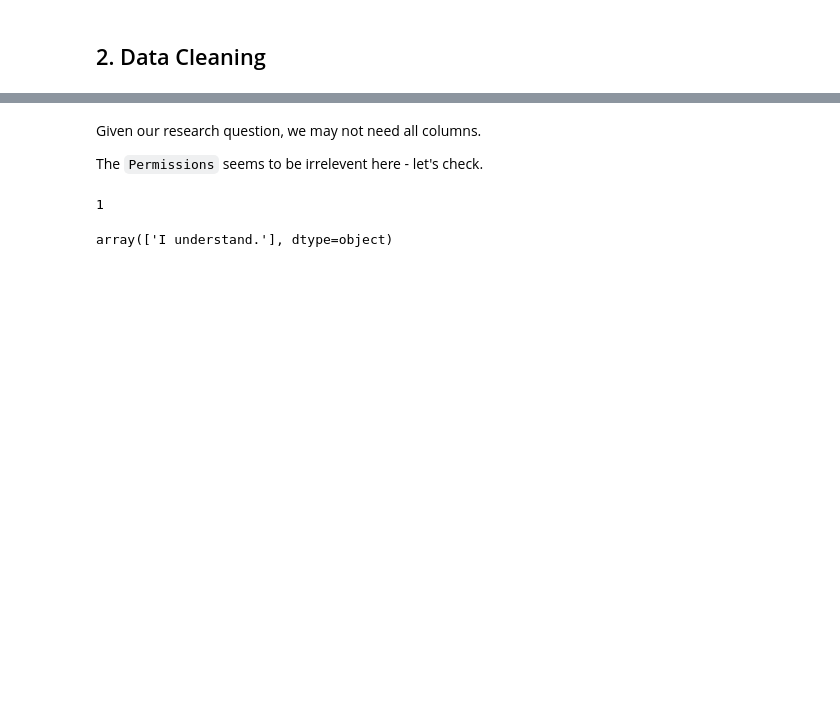
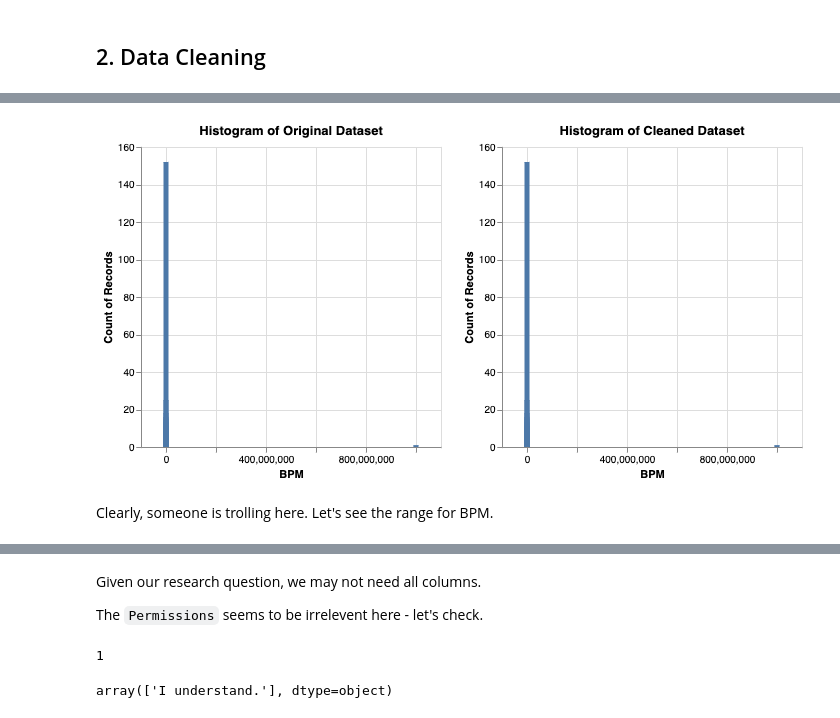
Before and after one commit to ubc-dsci320-2024w2/project-team_fabfour, a Jupyter notebook: analysis/Jessica/analysis4.ipynb, the cells around one changed output, grey strips where cells are left out. Cells and saved outputs as stored; diff of their text form; code cells hidden in the pictures; blank space fills up the shorter version.

```diff
--- a/analysis/Jessica/analysis4.ipynb
+++ b/analysis/Jessica/analysis4.ipynb
@@ -48,0 +93,12 @@ mxmh.head(7)
+# %%
+mxmh_clean = mxmh
+mxmh_clean['Age'] = mxmh['Age'].fillna(mxmh['Age'].median())
+mxmh_clean['Primary streaming service'] = mxmh['Primary streaming service'].fillna("Unknown")
+mxmh_clean['While working'] = mxmh['While working'].fillna("Unknown")
+mxmh_clean['Instrumentalist'] = mxmh['Instrumentalist'].fillna("Unknown")
+mxmh_clean['Composer'] = mxmh['Composer'].fillna("Unknown")
+mxmh_clean['Foreign languages'] = mxmh['Foreign languages'].fillna("Unknown")
+mxmh_clean['BPM'] = mxmh['BPM'].fillna(mxmh['BPM'].median())
+mxmh_clean['Music effects'] = mxmh['Music effects'].fillna("No response")
+
+mxmh_clean.head()
@@ -48,0 +133,18 @@ mxmh.head(7)
+# %%
+bpm_dist = alt.Chart(mxmh).mark_bar().encode(alt.X("BPM:Q"), alt.Y("count()")).properties(
+    title="Histogram of Original Dataset",
+    height = 300,
+    width = 300
+)
+
+bpm_dist_clean = alt.Chart(mxmh_clean).mark_bar().encode(alt.X("BPM:Q"), alt.Y("count()")).properties(
+    title="Histogram of Cleaned Dataset",
+    height = 300,
+    width = 300
+)
+
+alt.hconcat(bpm_dist, bpm_dist_clean)
+# %% [output]
+[figure, added]
+# %% [markdown]
+Clearly, someone is trolling here. Let's see the range for BPM.
```
Also changed, not shown: parts of 64 cells of this notebook.
